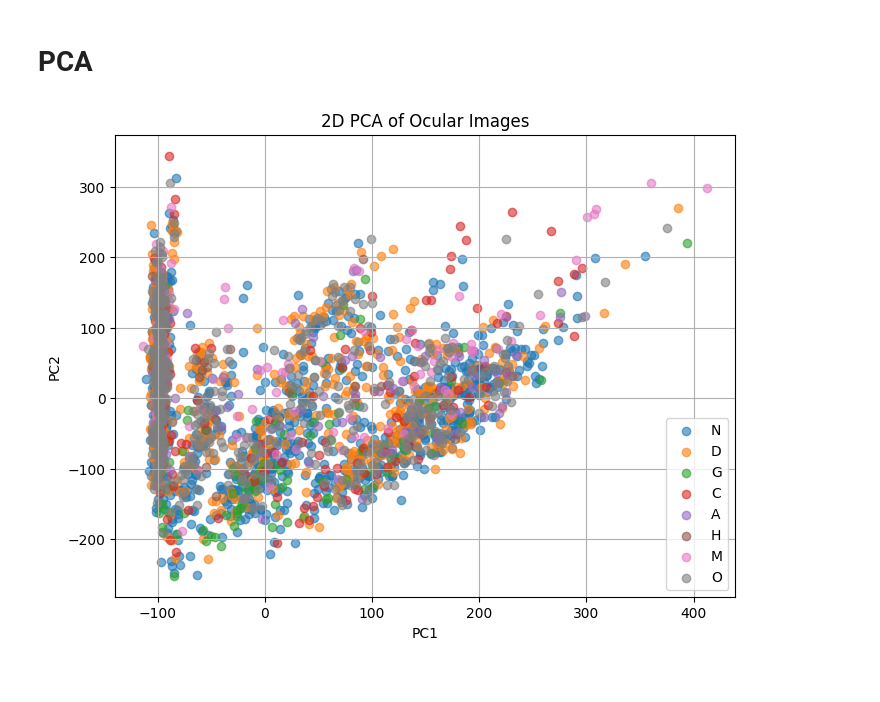
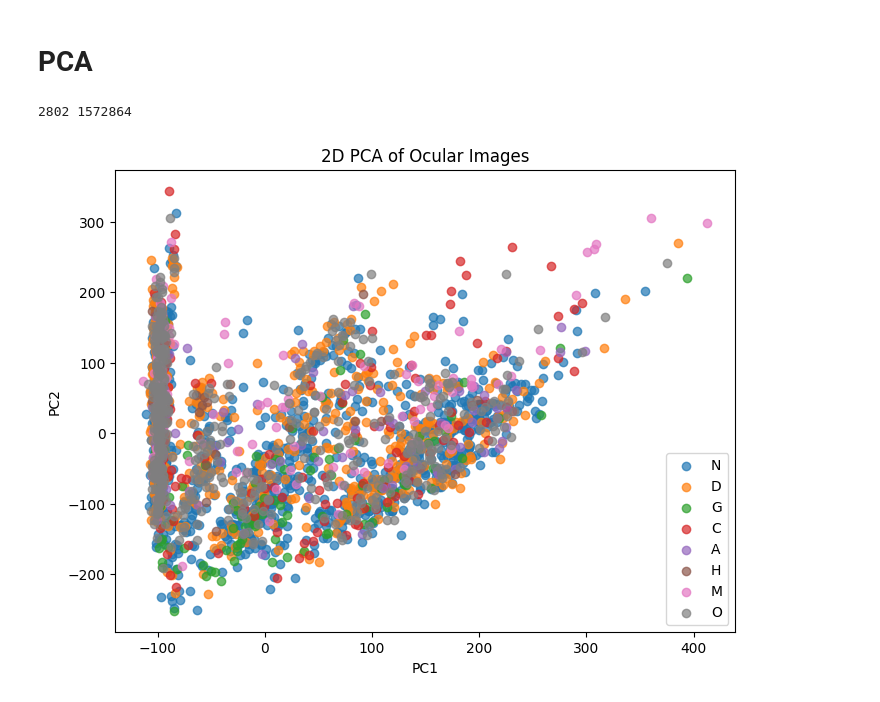
Before and after one commit to shanelee2027/Eyeball232Project, a Jupyter notebook: ltp8/eda.ipynb, the cells around one changed output. Drawn from its saved outputs; the diff is of its cells as text; code cells hidden in the pictures.

```diff
--- a/ltp8/eda.ipynb
+++ b/ltp8/eda.ipynb
@@ -128,9 +128,19 @@ df.head()
 # PCA
 # %%
 image_files = df['image']
+# %%
+N = len(df) #2802
+sample_img = Image.open("../data/combined/" + image_files[0]).convert('RGB')
+img_array = np.asarray(sample_img, dtype=np.float32) / 255.0
+flattened_size = img_array.size
+print(N,flattened_size)
+#flattened size = 1024*512*3
+images_array = np.zeros((N, flattened_size), dtype=np.float32)
+# %% [output]
+2802 1572864
 # %%
 for i, file in enumerate(image_files):
-    img = Image.open("data/combined/" + file).convert('RGB')
+    img = Image.open("../data/combined/" + file).convert('RGB')
     img_array = np.asarray(img, dtype=np.float32) / 255.0
     images_array[i, :] = img_array.flatten()
 # %%
@@ -144,14 +154,13 @@ y = df[class_cols].values.argmax(axis=1)
 # %%
 
 plt.figure(figsize=(8, 6))
 for i, label in enumerate(class_cols):
-    plt.scatter(X_pca[y == i, 0], X_pca[y == i, 1], label=label, alpha=0.6)
+    plt.scatter(X_pca[y == i, 0], X_pca[y == i, 1], label=label, alpha=0.7)
 
 plt.title("2D PCA of Ocular Images")
 plt.xlabel("PC1")
 plt.ylabel("PC2")
 plt.legend()
-plt.grid(True)
 plt.show()
 # %% [output]
-[figure, old version]
+[figure, new version]
```
Also changed, not shown: parts of 1 cell of this notebook, 1 other file.
